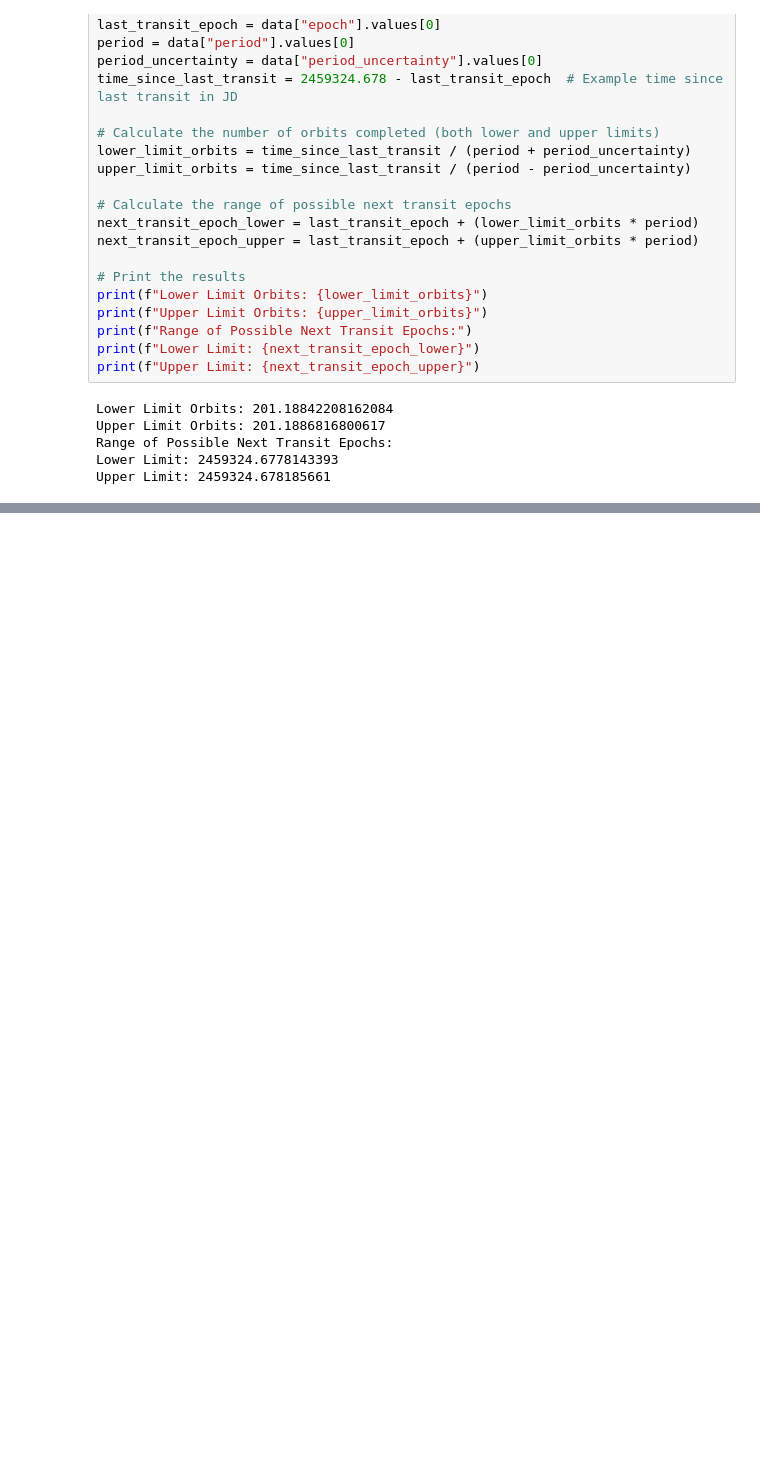
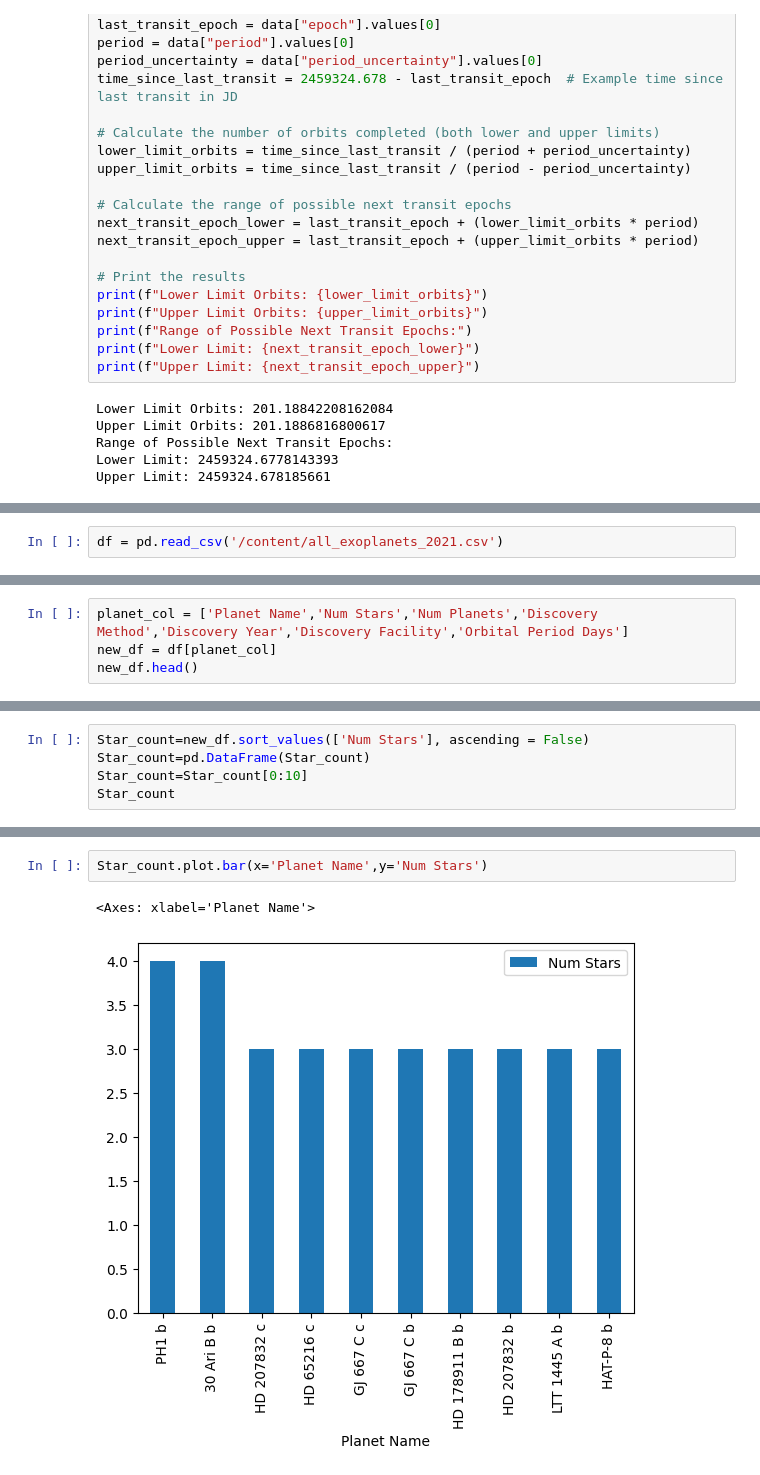
Before and after one commit to rahavi-r31/project-AnalyzingExoplanetsusingTransitFinderData, a Jupyter notebook: TransitAnalysis.ipynb, the cells around one changed output, grey strips where cells are left out. Saved outputs shown, nothing was run; the diff lists cells and outputs as text; blank space fills up the shorter version.

```diff
--- a/TransitAnalysis.ipynb
+++ b/TransitAnalysis.ipynb
@@ -98,0 +111,2 @@ Upper Limit: 2459324.678185661
+# %%
+df = pd.read_csv('/content/all_exoplanets_2021.csv')
@@ -98,0 +157,4 @@ Upper Limit: 2459324.678185661
+# %%
+planet_col = ['Planet Name','Num Stars','Num Planets','Discovery Method','Discovery Year','Discovery Facility','Orbital Period Days']
+new_df = df[planet_col]
+new_df.head()
@@ -98,0 +168,5 @@ Upper Limit: 2459324.678185661
+# %%
+Star_count=new_df.sort_values(['Num Stars'], ascending = False)
+Star_count=pd.DataFrame(Star_count)
+Star_count=Star_count[0:10]
+Star_count
@@ -98,0 +185,5 @@ Upper Limit: 2459324.678185661
+# %%
+Star_count.plot.bar(x='Planet Name',y='Num Stars')
+# %% [output]
+<Axes: xlabel='Planet Name'>
+[figure, added]
```
Also changed, not shown: parts of 14 cells of this notebook.
